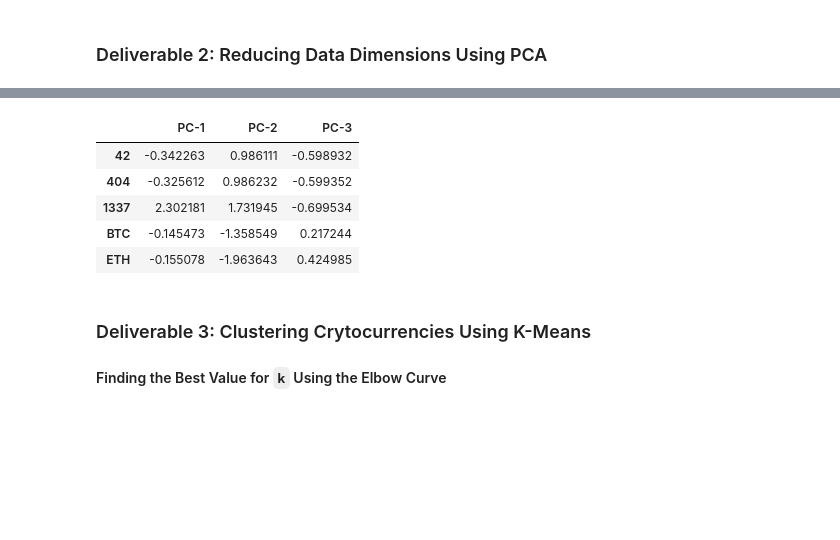
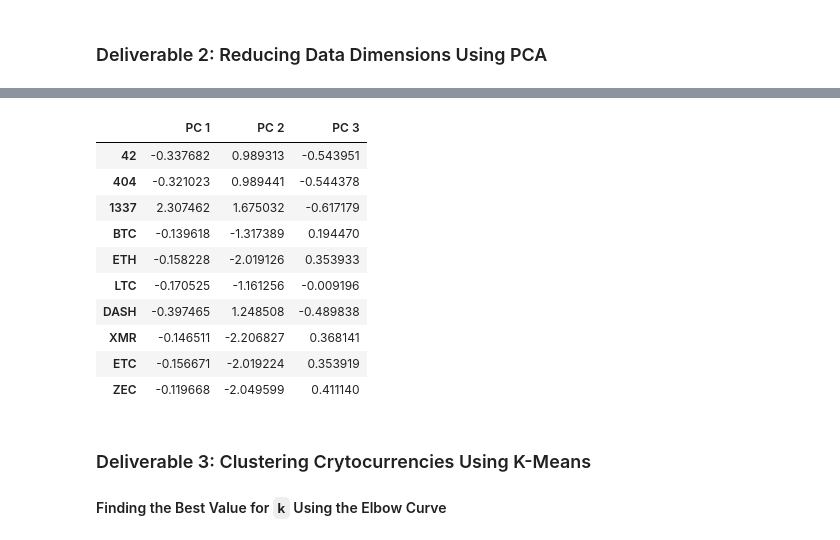
Before and after one commit to Emilio-2021/Cryptocurrencies, a Jupyter notebook: crypto_clustering.ipynb, the cells around one changed output, grey strips where cells are left out. Saved outputs shown, nothing was run; the diff lists cells and outputs as text; code cells hidden in the pictures; blank space fills up the shorter version.

```diff
--- a/crypto_clustering.ipynb
+++ b/crypto_clustering.ipynb
@@ -157,18 +162,23 @@ array([[-0.34226347,  0.98611111, -0.59893246],
 # %%
 # Create a DataFrame with the three principal components.
 pcs_df = pd.DataFrame(
     data=X_pca,
-    columns=['PC-1', 'PC-2', 'PC-3'],
+    columns=['PC 1', 'PC 2', 'PC 3'],
     index=X.index
 )
-pcs_df.head()
+pcs_df.head(10)
 # %% [output]
-|  | PC-1 | PC-2 | PC-3 |
-| 42 | -0.342263 | 0.986111 | -0.598932 |
-| 404 | -0.325612 | 0.986232 | -0.599352 |
-| 1337 | 2.302181 | 1.731945 | -0.699534 |
-| BTC | -0.145473 | -1.358549 | 0.217244 |
-| ETH | -0.155078 | -1.963643 | 0.424985 |
+|  | PC 1 | PC 2 | PC 3 |
+| 42 | -0.337682 | 0.989313 | -0.543951 |
+| 404 | -0.321023 | 0.989441 | -0.544378 |
+| 1337 | 2.307462 | 1.675032 | -0.617179 |
+| BTC | -0.139618 | -1.317389 | 0.194470 |
+| ETH | -0.158228 | -2.019126 | 0.353933 |
+| LTC | -0.170525 | -1.161256 | -0.009196 |
+| DASH | -0.397465 | 1.248508 | -0.489838 |
+| XMR | -0.146511 | -2.206827 | 0.368141 |
+| ETC | -0.156671 | -2.019224 | 0.353919 |
+| ZEC | -0.119668 | -2.049599 | 0.411140 |
 # %% [markdown]
 ### Deliverable 3: Clustering Crytocurrencies Using K-Means
 
```
Also changed, not shown: parts of 7 cells of this notebook.
